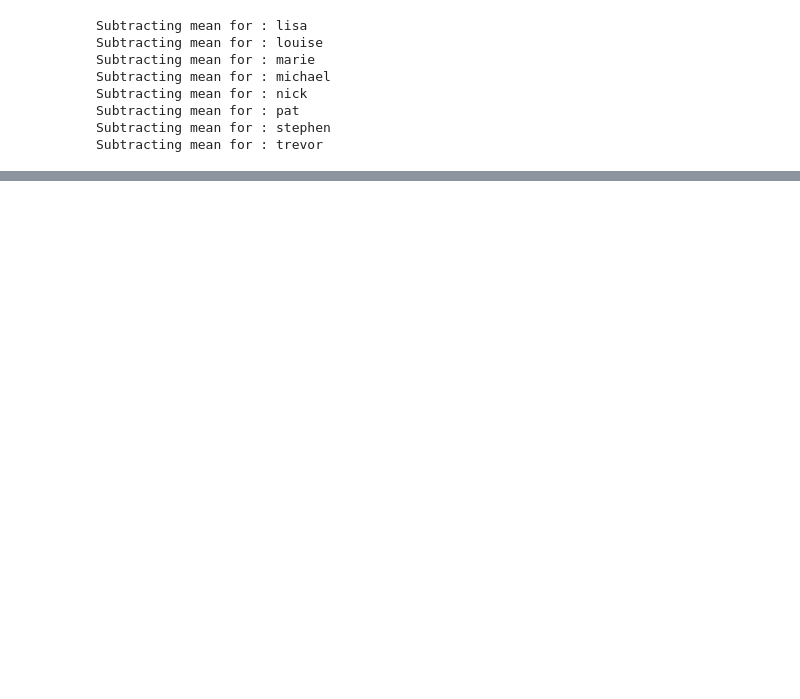
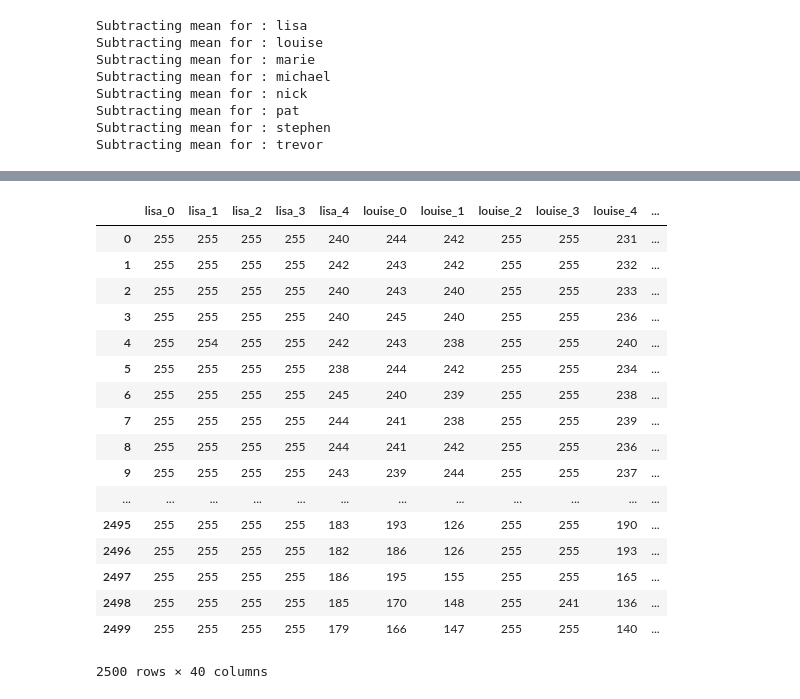
Before and after one commit to amsborse/Face-Recognition, a Jupyter notebook: L1 - PCA Face Recognition.ipynb, the cells around one changed output, grey strips where cells are left out. Cells and saved outputs as stored; diff of their text form; code cells hidden in the pictures; blank space fills up the shorter version.

```diff
--- a/L1 - PCA Face Recognition.ipynb
+++ b/L1 - PCA Face Recognition.ipynb
@@ -555,0 +1105,2 @@ LA.norm((df[0] - ddmean['lisa'+'_'+'mean']) - QQT.dot((df[0] - ddmean['lisa'+'_'
+# %%
+t = dddtest.copy()
@@ -555,0 +1127,23 @@ LA.norm((df[0] - ddmean['lisa'+'_'+'mean']) - QQT.dot((df[0] - ddmean['lisa'+'_'
+# %%
+dddtest = t.copy()
+# %%
+dddtest
+# %% [output]
+|  | lisa_0 | lisa_1 | lisa_2 | lisa_3 | lisa_4 | louise_0 | louise_1 | louise_2 | louise_3 | louise_4 | ... |
+| 0 | 255 | 255 | 255 | 255 | 240 | 244 | 242 | 255 | 255 | 231 | ... |
+| 1 | 255 | 255 | 255 | 255 | 242 | 243 | 242 | 255 | 255 | 232 | ... |
+| 2 | 255 | 255 | 255 | 255 | 240 | 243 | 240 | 255 | 255 | 233 | ... |
+| 3 | 255 | 255 | 255 | 255 | 240 | 245 | 240 | 255 | 255 | 236 | ... |
+| 4 | 255 | 254 | 255 | 255 | 242 | 243 | 238 | 255 | 255 | 240 | ... |
+| 5 | 255 | 255 | 255 | 255 | 238 | 244 | 242 | 255 | 255 | 234 | ... |
+| 6 | 255 | 255 | 255 | 255 | 245 | 240 | 239 | 255 | 255 | 238 | ... |
+| 7 | 255 | 255 | 255 | 255 | 244 | 241 | 238 | 255 | 255 | 239 | ... |
+| 8 | 255 | 255 | 255 | 255 | 244 | 241 | 242 | 255 | 255 | 236 | ... |
+| 9 | 255 | 255 | 255 | 255 | 243 | 239 | 244 | 255 | 255 | 237 | ... |
+| ... | ... | ... | ... | ... | ... | ... | ... | ... | ... | ... | ... |
+| 2495 | 255 | 255 | 255 | 255 | 183 | 193 | 126 | 255 | 255 | 190 | ... |
+| 2496 | 255 | 255 | 255 | 255 | 182 | 186 | 126 | 255 | 255 | 193 | ... |
+| 2497 | 255 | 255 | 255 | 255 | 186 | 195 | 155 | 255 | 255 | 165 | ... |
+| 2498 | 255 | 255 | 255 | 255 | 185 | 170 | 148 | 255 | 241 | 136 | ... |
+| 2499 | 255 | 255 | 255 | 255 | 179 | 166 | 147 | 255 | 255 | 140 | ... |
+2500 rows × 40 columns
```
Also changed, not shown: parts of 174 cells of this notebook.
